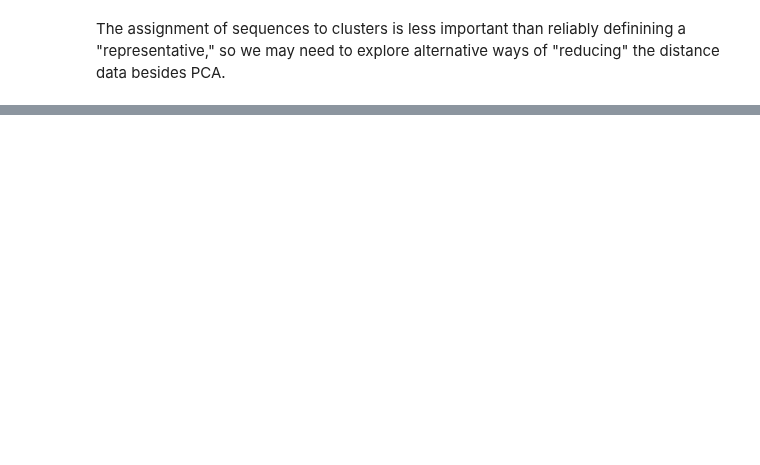
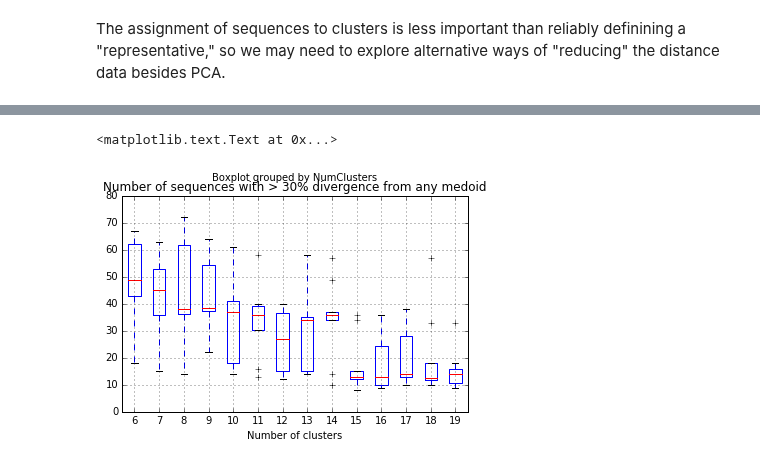
Before and after one commit to mossmatters/MJPythonNotebooks, a Jupyter notebook: SequenceClusters.ipynb, the cells around one changed output, grey strips where cells are left out. Cells and saved outputs as stored; diff of their text form; code cells hidden in the pictures; blank space fills up the shorter version.

```diff
--- a/SequenceClusters.ipynb
+++ b/SequenceClusters.ipynb
@@ -329,0 +412,20 @@ The assignment of sequences to clusters is less important than reliably definini
+# %%
+divergent_seqs_medoids = []
+
+for k in range(6,20):
+    for i in range(10):
+        try:
+            medoids,membership = kMedoids(p_dm,k)
+            medoid_dist = p_dm_df[p_dm_df.ix[medoids].index].apply(min,1)
+            num_over_25 = len(medoid_dist[medoid_dist > 0.30])
+            divergent_seqs_medoids.append((k,num_over_25))
+        except ValueError:
+            divergent_seqs_medoids.append((k,np.nan))
+
+divergent_seqs_medoids_df = pd.DataFrame(divergent_seqs_medoids,columns=["NumClusters","NumDivergent"])
+divergent_seqs_medoids_df.boxplot(by="NumClusters")
+plt.xlabel("Number of clusters")
+plt.title("Number of sequences with > 30% divergence from any medoid")
+# %% [output]
+<matplotlib.text.Text at 0x...>
+[figure, added]
```
Also changed, not shown: parts of 12 cells of this notebook.
